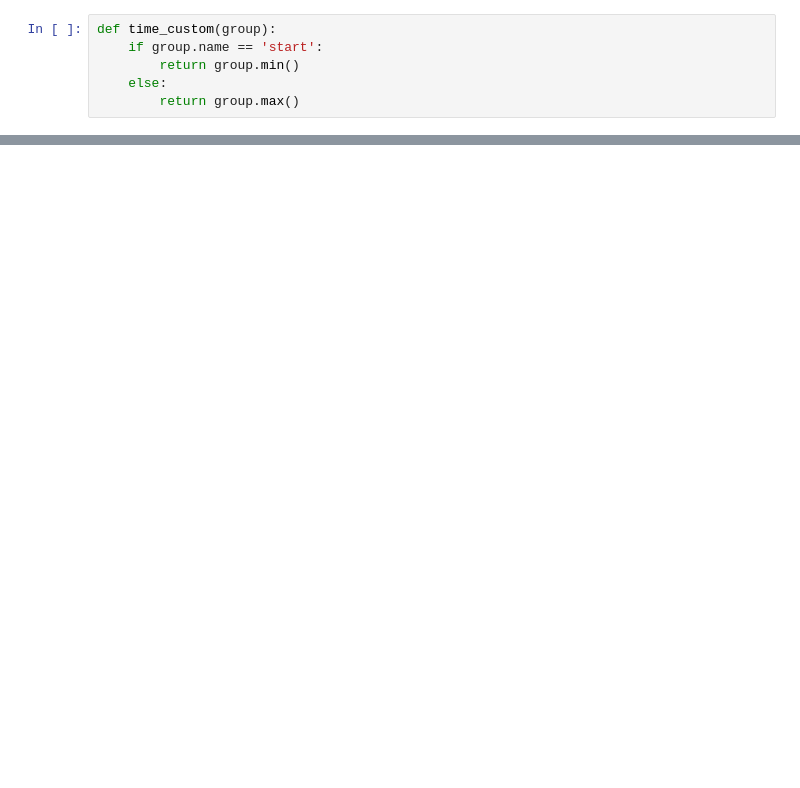
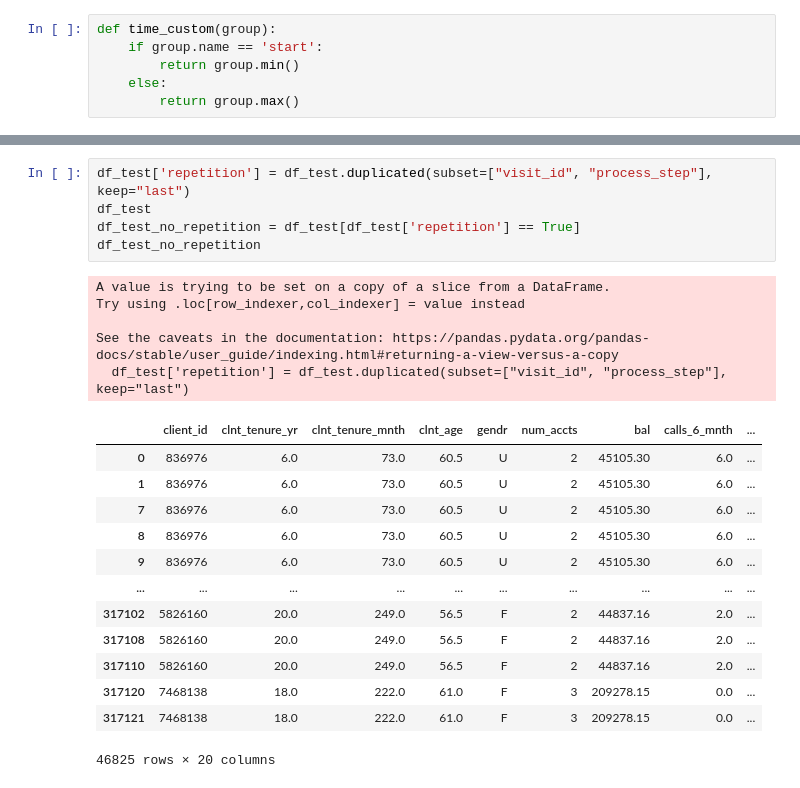
Before and after one commit to cemanzanoc/Project2, a Jupyter notebook: analysis.ipynb, the cells around one changed output, grey strips where cells are left out. Saved outputs shown, nothing was run; the diff lists cells and outputs as text; blank space fills up the shorter version.

```diff
--- a/analysis.ipynb
+++ b/analysis.ipynb
@@ -330,0 +354,24 @@ df_control_pasos
+# %%
+df_test['repetition'] = df_test.duplicated(subset=["visit_id", "process_step"], keep="last")
+df_test
+df_test_no_repetition = df_test[df_test['repetition'] == True]
+df_test_no_repetition
+# %% [output]
+A value is trying to be set on a copy of a slice from a DataFrame.
+Try using .loc[row_indexer,col_indexer] = value instead
+
+See the caveats in the documentation: https://pandas.pydata.org/pandas-docs/stable/user_guide/indexing.html#returning-a-view-versus-a-copy
+  df_test['repetition'] = df_test.duplicated(subset=["visit_id", "process_step"], keep="last")
+|  | client_id | clnt_tenure_yr | clnt_tenure_mnth | clnt_age | gendr | num_accts | bal | calls_6_mnth | ... |
+| 0 | 836976 | 6.0 | 73.0 | 60.5 | U | 2 | 45105.30 | 6.0 | ... |
+| 1 | 836976 | 6.0 | 73.0 | 60.5 | U | 2 | 45105.30 | 6.0 | ... |
+| 7 | 836976 | 6.0 | 73.0 | 60.5 | U | 2 | 45105.30 | 6.0 | ... |
+| 8 | 836976 | 6.0 | 73.0 | 60.5 | U | 2 | 45105.30 | 6.0 | ... |
+| 9 | 836976 | 6.0 | 73.0 | 60.5 | U | 2 | 45105.30 | 6.0 | ... |
+| ... | ... | ... | ... | ... | ... | ... | ... | ... | ... |
+| 317102 | 5826160 | 20.0 | 249.0 | 56.5 | F | 2 | 44837.16 | 2.0 | ... |
+| 317108 | 5826160 | 20.0 | 249.0 | 56.5 | F | 2 | 44837.16 | 2.0 | ... |
+| 317110 | 5826160 | 20.0 | 249.0 | 56.5 | F | 2 | 44837.16 | 2.0 | ... |
+| 317120 | 7468138 | 18.0 | 222.0 | 61.0 | F | 3 | 209278.15 | 0.0 | ... |
+| 317121 | 7468138 | 18.0 | 222.0 | 61.0 | F | 3 | 209278.15 | 0.0 | ... |
+46825 rows × 20 columns
```
Also changed, not shown: parts of 16 cells of this notebook.
